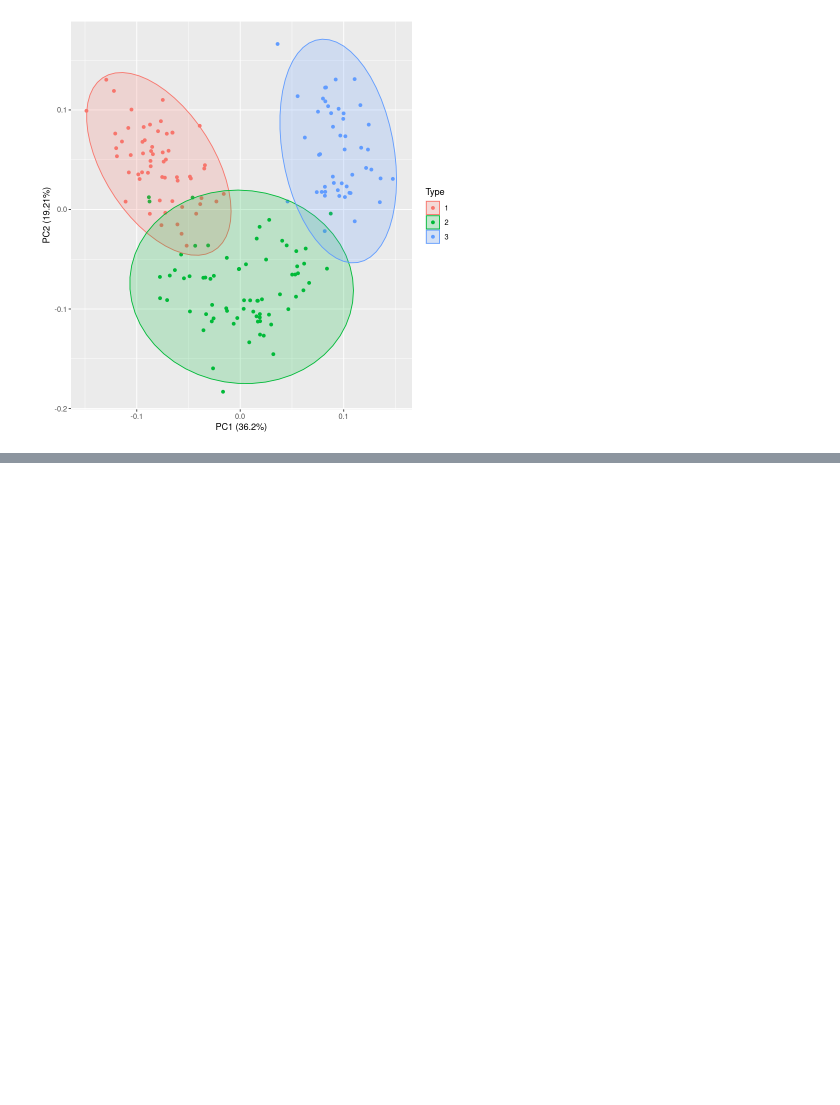
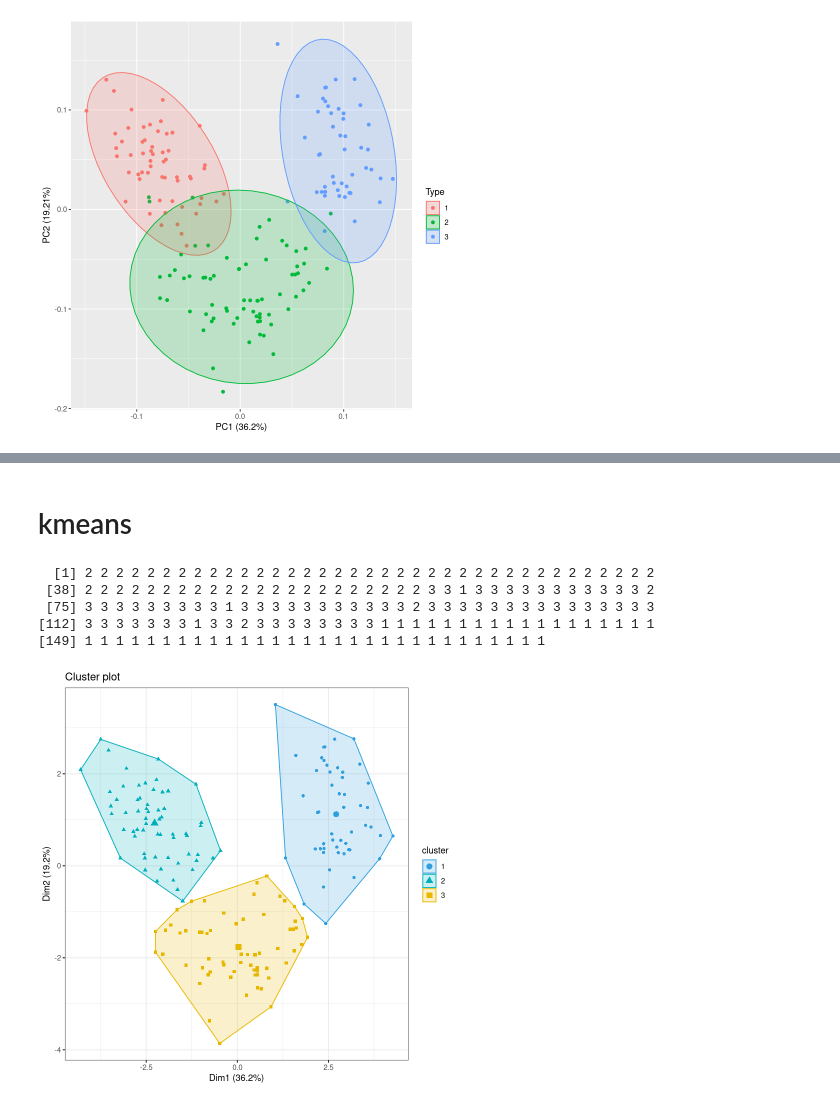
Before and after one commit to Ligerd/wizualizacja_danych, a Jupyter notebook: project_1/Project_1.ipynb, the cells around one changed output, grey strips where cells are left out. Cells and saved outputs as stored; diff of their text form; code cells hidden in the pictures; blank space fills up the shorter version.

Commit message:
k-means and pca work

```diff
--- a/project_1/Project_1.ipynb
+++ b/project_1/Project_1.ipynb
@@ -61,7 +92,3 @@ autoplot(pca_res, data = wine, colour = 'Type', frame = TRUE ,frame.type = 'norm
 # to jest to co potrzebne
 # %% [output]
 [figure]
-# %%
-set.seed(123)
-
-wine.pca <- prcomp(wine,scale=TRUE)
@@ -92,0 +95,2 @@ ERROR: Error in library("factoextra"): there is no package called ‘factoextra
+# %% [markdown]
+# kmeans
@@ -92,0 +99,21 @@ ERROR: Error in library("factoextra"): there is no package called ‘factoextra
+# %%
+# Compute k-means with k = 3
+set.seed(123)
+res.km <- kmeans(scale(wine[,2:14]), 3, nstart = 25)
+# K-means clusters showing the group of each individuals
+res.km$cluster
+# %% [output]
+  [1] 2 2 2 2 2 2 2 2 2 2 2 2 2 2 2 2 2 2 2 2 2 2 2 2 2 2 2 2 2 2 2 2 2 2 2 2 2
+ [38] 2 2 2 2 2 2 2 2 2 2 2 2 2 2 2 2 2 2 2 2 2 2 3 3 1 3 3 3 3 3 3 3 3 3 3 3 2
+ [75] 3 3 3 3 3 3 3 3 3 1 3 3 3 3 3 3 3 3 3 3 3 2 3 3 3 3 3 3 3 3 3 3 3 3 3 3 3
+[112] 3 3 3 3 3 3 3 1 3 3 2 3 3 3 3 3 3 3 3 1 1 1 1 1 1 1 1 1 1 1 1 1 1 1 1 1 1
+[149] 1 1 1 1 1 1 1 1 1 1 1 1 1 1 1 1 1 1 1 1 1 1 1 1 1 1 1 1 1 1
+# %%
+fviz_cluster(res.km, data = wine[,2:14],
+             palette = c("#2E9FDF", "#00AFBB", "#E7B800"),
+             geom = "point",
+             ellipse.type = "convex",
+             ggtheme = theme_bw()
+             )
+# %% [output]
+[figure, added]
```
Also changed, not shown: parts of 11 cells of this notebook.
